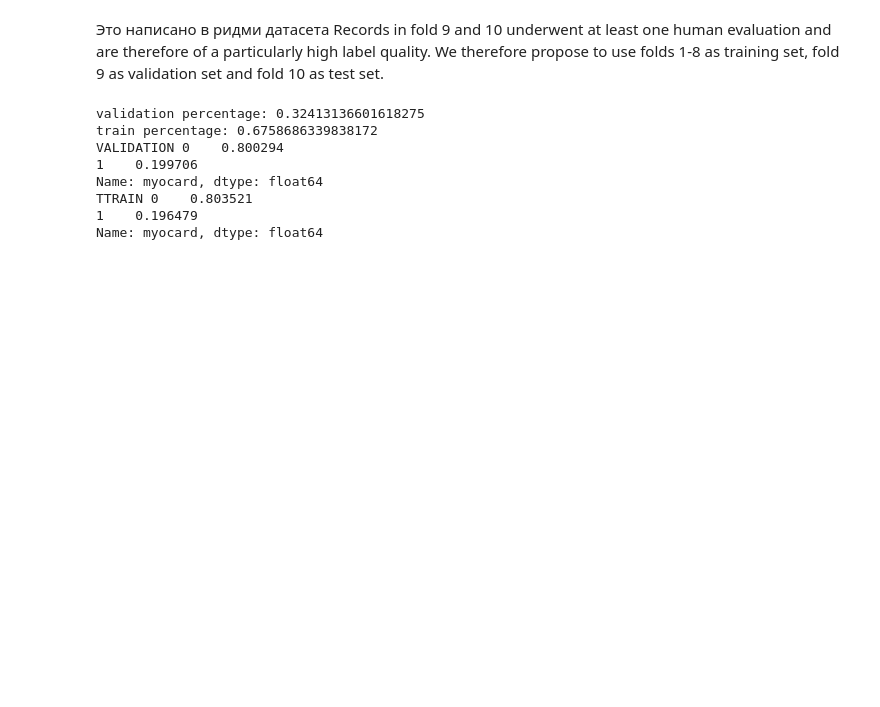
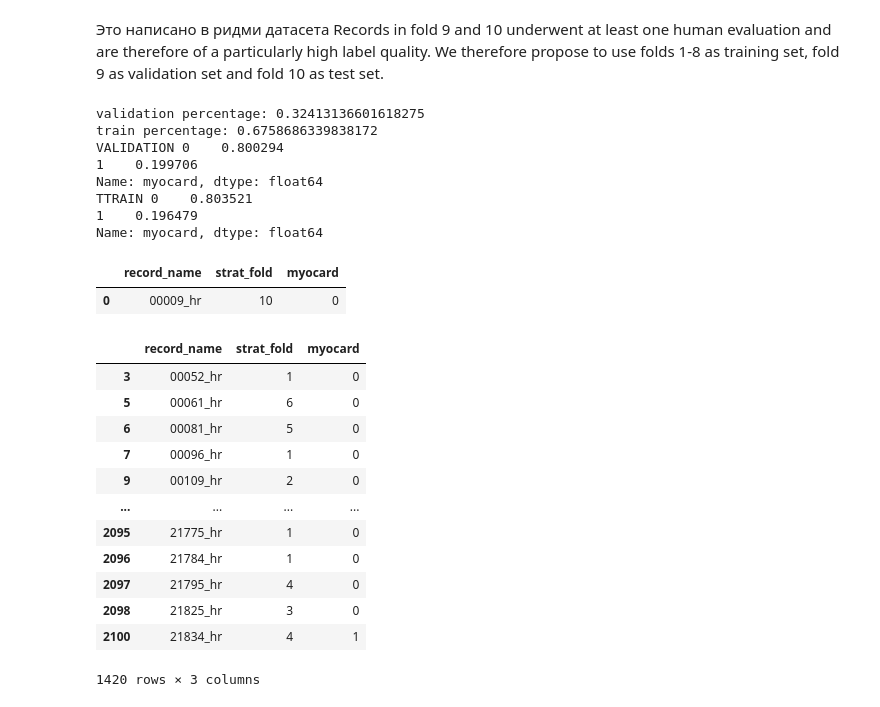
Before and after one commit to boldirev-as/AIIJC-medtech23, a Jupyter notebook: EDA.ipynb, the cells around one changed output. Drawn from its saved outputs; the diff is of its cells as text; code cells hidden in the pictures; blank space fills up the shorter version.

```diff
--- a/EDA.ipynb
+++ b/EDA.ipynb
@@ -354,3 +354,24 @@ Name: myocard, dtype: float64
 TTRAIN 0    0.803521
 1    0.196479
 Name: myocard, dtype: float64
+# %%
+val_annotations[val_annotations.record_name=='00009_hr']
+# %% [output]
+|  | record_name | strat_fold | myocard |
+| 0 | 00009_hr | 10 | 0 |
+# %%
+train_annotations
+# %% [output]
+|  | record_name | strat_fold | myocard |
+| 3 | 00052_hr | 1 | 0 |
+| 5 | 00061_hr | 6 | 0 |
+| 6 | 00081_hr | 5 | 0 |
+| 7 | 00096_hr | 1 | 0 |
+| 9 | 00109_hr | 2 | 0 |
+| ... | ... | ... | ... |
+| 2095 | 21775_hr | 1 | 0 |
+| 2096 | 21784_hr | 1 | 0 |
+| 2097 | 21795_hr | 4 | 0 |
+| 2098 | 21825_hr | 3 | 0 |
+| 2100 | 21834_hr | 4 | 1 |
+1420 rows × 3 columns
```
Also changed, not shown: parts of 3 cells of this notebook, 3 other files.
